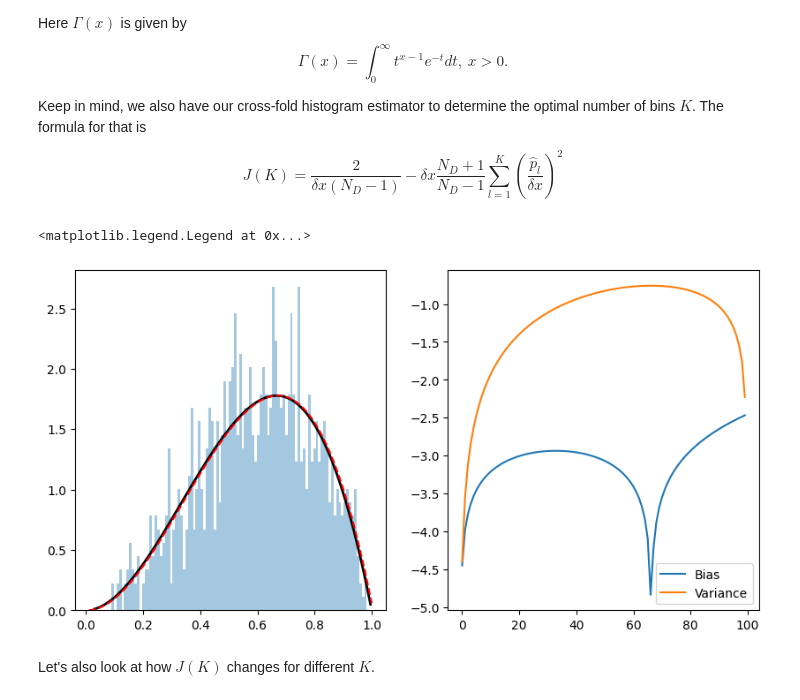
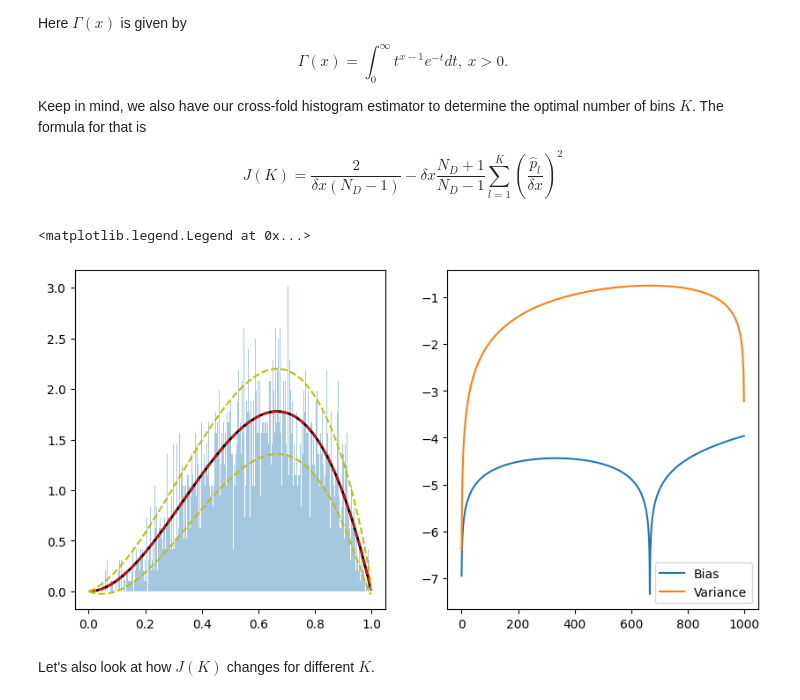
Before and after one commit to cwcurtis/MATH-596-Mathematical-Data-Science, a Jupyter notebook: Lecture_Notes/Histograms_and_Bias_Variance_Analysis.ipynb, the cells around one changed output. Cells and saved outputs as stored; diff of their text form; code cells hidden in the pictures.

```diff
--- a/Lecture_Notes/Histograms_and_Bias_Variance_Analysis.ipynb
+++ b/Lecture_Notes/Histograms_and_Bias_Variance_Analysis.ipynb
@@ -152,41 +152,43 @@ from scipy.stats import beta
 from scipy.integrate import quad
 
 a, b = 3., 2.
-K = 100
-Nd = 1000
+K = 1000
+Nd = 10000
 
 data = beta.rvs(a, b, size=Nd)
 beta_fun = lambda x: beta.pdf(x, a, b)
 beta_fun_sq = lambda x: beta.pdf(x, a, b)**2.
 bins = np.linspace(0, 1., K+1)
 dx = bins[1] - bins[0]
 
 mean_ph = np.zeros(K, dtype=np.float64)
 bias = np.zeros(K, dtype=np.float64)
 var = np.zeros(K, dtype=np.float64)
 
 fig, ax = plt.subplots(1, 2, figsize=(10, 5))
 ax.ravel()
 
 for ll in range(K):
     pll = quad(beta_fun, bins[ll], bins[ll+1])[0]
     psqll = quad(beta_fun_sq, bins[ll], bins[ll+1])[0]
 
     mean_ph[ll] = pll/dx
     bias[ll] = np.sqrt(psqll - pll**2./dx)
     var[ll] = pll*(1.-pll)/(Nd * dx**2.)
 
 ax[0].hist(data, density=True, bins=K, alpha=0.4)
 x = np.linspace(beta.ppf(0.0001, a, b), beta.ppf(0.9999, a, b), 100)
 ax[0].plot(x, beta.pdf(x, a, b), 'k-', lw=2, alpha=1, label='beta pdf')
 ax[0].plot(bins[1:], mean_ph, 'r--')
+ax[0].plot(bins[1:], mean_ph+np.sqrt(var), 'y--')
+ax[0].plot(bins[1:], mean_ph-np.sqrt(var), 'y--')
 
 ax[1].plot(np.log10(bias), label='Bias')
 ax[1].plot(np.log10(var), label='Variance')
 ax[1].legend()
 # %% [output]
 <matplotlib.legend.Legend at 0x...>
-[figure, old version]
+[figure, new version]
 # %% [markdown]
 Let's also look at how $J(K)$ changes for different $K$.
 # %%
```
